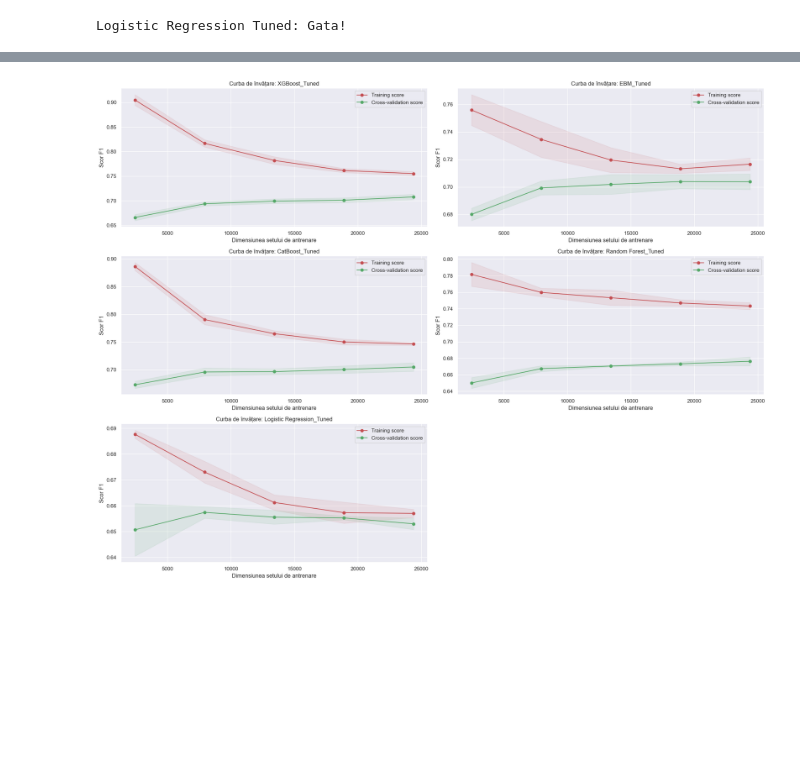
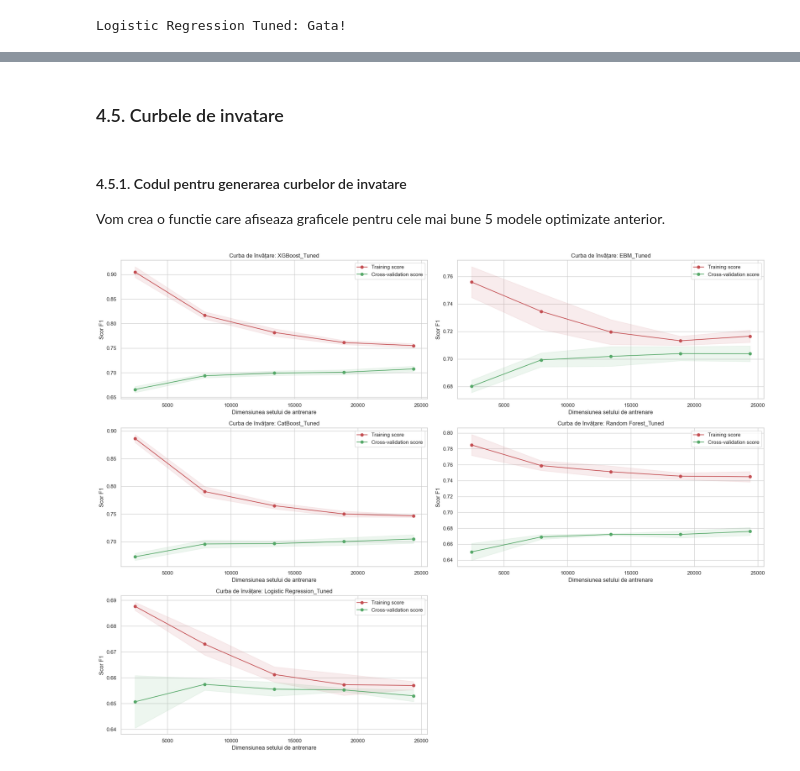
Before and after one commit to Technical-University-of-Cluj-Napoca/proiect-ml-Alexia4Pop, a Jupyter notebook: clasificare.ipynb, the cells around one changed output, grey strips where cells are left out. Cells and saved outputs as stored; diff of their text form; code cells hidden in the pictures; blank space fills up the shorter version.

```diff
--- a/clasificare.ipynb
+++ b/clasificare.ipynb
@@ -323,3 +500,9 @@ display(df_tuned_final)
+# %% [markdown]
+<h3 allign="center">4.5.	Curbele	de	invatare</h3>
+# %% [markdown]
+<h4 allign="left">4.5.1. Codul pentru generarea curbelor de invatare</h4>
+
+Vom crea o functie care afiseaza graficele pentru cele mai bune 5 modele optimizate anterior.
 # %%
 from sklearn.model_selection import learning_curve
 import matplotlib.pyplot as plt
@@ -336,32 +519,32 @@ def plot_learning_curves(models_dict, X, y):
 
         train_mean = np.mean(train_scores, axis=1)
         train_std = np.std(train_scores, axis=1)
         test_mean = np.mean(test_scores, axis=1)
         test_std = np.std(test_scores, axis=1)
 
         plt.subplot(3, 2, i)
         plt.plot(train_sizes, train_mean, 'o-', color="r", label="Training score")
         plt.plot(train_sizes, test_mean, 'o-', color="g", label="Cross-validation score")
 
         plt.fill_between(train_sizes, train_mean - train_std, train_mean + train_std, alpha=0.1, color="r")
         plt.fill_between(train_sizes, test_mean - test_std, test_mean + test_std, alpha=0.1, color="g")
 
-        plt.title(f"Curba de învățare: {name}")
+        plt.title(f"Curba de invatare: {name}")
         plt.xlabel("Dimensiunea setului de antrenare")
         plt.ylabel("Scor F1")
         plt.legend(loc="best")
         plt.grid(True)
 
 best_5_tuned = {
     "XGBoost_Tuned": grid_xgb.best_estimator_,
     "EBM_Tuned": ebm_tuned,
     "CatBoost_Tuned": grid_cat.best_estimator_,
     "Random Forest_Tuned": grid_rf.best_estimator_,
     "Logistic Regression_Tuned": grid_lr.best_estimator_
 }
 
 plot_learning_curves(best_5_tuned, X_train_final, y_train)
 plt.tight_layout()
 plt.show()
 # %% [output]
-[figure, old version]
+[figure, new version]
```
Also changed, not shown: parts of 52 cells of this notebook, 12 other files.
